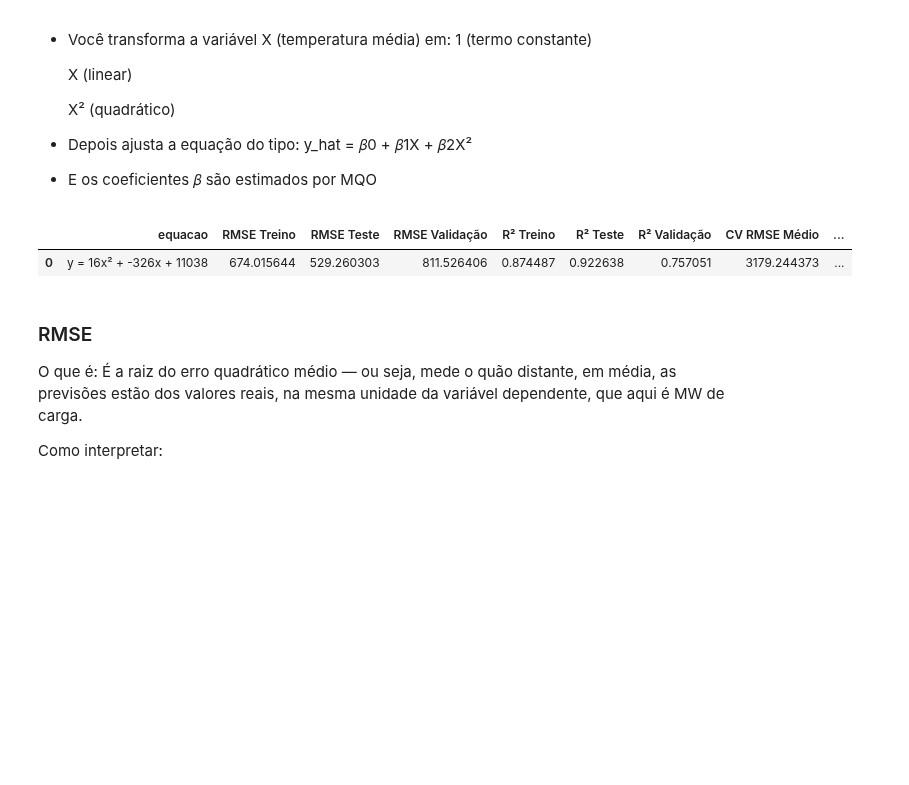
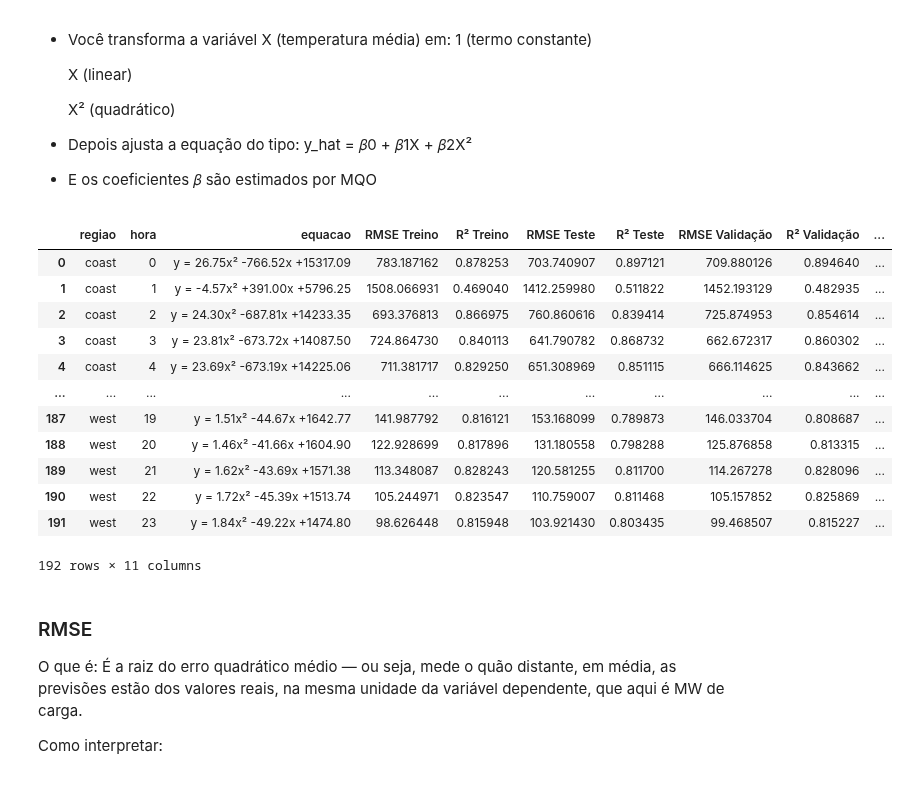
Before and after one commit to jrodrigotico/serena-tcc, a Jupyter notebook: debug_modelo.ipynb, the cells around one changed output. Cells and saved outputs as stored; diff of their text form; code cells hidden in the pictures; blank space fills up the shorter version.

```diff
--- a/debug_modelo.ipynb
+++ b/debug_modelo.ipynb
@@ -255,11 +276,22 @@ hour = 2
 
 -  E os coeficientes 𝛽 são estimados por MQO
 # %%
-tabela1 = treinamento_media_simples(df_pond_long, n_weekday , hour)
+tabela1 = treinamento_media_simples(df_pond_long)
 tabela1
 # %% [output]
-|  | equacao | RMSE Treino | RMSE Teste | RMSE Validação | R² Treino | R² Teste | R² Validação | CV RMSE Médio | ... |
-| 0 | y = 16x² + -326x + 11038 | 674.015644 | 529.260303 | 811.526406 | 0.874487 | 0.922638 | 0.757051 | 3179.244373 | ... |
+|  | regiao | hora | equacao | RMSE Treino | R² Treino | RMSE Teste | R² Teste | RMSE Validação | R² Validação | ... |
+| 0 | coast | 0 | y = 26.75x² -766.52x +15317.09 | 783.187162 | 0.878253 | 703.740907 | 0.897121 | 709.880126 | 0.894640 | ... |
+| 1 | coast | 1 | y = -4.57x² +391.00x +5796.25 | 1508.066931 | 0.469040 | 1412.259980 | 0.511822 | 1452.193129 | 0.482935 | ... |
+| 2 | coast | 2 | y = 24.30x² -687.81x +14233.35 | 693.376813 | 0.866975 | 760.860616 | 0.839414 | 725.874953 | 0.854614 | ... |
+| 3 | coast | 3 | y = 23.81x² -673.72x +14087.50 | 724.864730 | 0.840113 | 641.790782 | 0.868732 | 662.672317 | 0.860302 | ... |
+| 4 | coast | 4 | y = 23.69x² -673.19x +14225.06 | 711.381717 | 0.829250 | 651.308969 | 0.851115 | 666.114625 | 0.843662 | ... |
+| ... | ... | ... | ... | ... | ... | ... | ... | ... | ... | ... |
+| 187 | west | 19 | y = 1.51x² -44.67x +1642.77 | 141.987792 | 0.816121 | 153.168099 | 0.789873 | 146.033704 | 0.808687 | ... |
+| 188 | west | 20 | y = 1.46x² -41.66x +1604.90 | 122.928699 | 0.817896 | 131.180558 | 0.798288 | 125.876858 | 0.813315 | ... |
+| 189 | west | 21 | y = 1.62x² -43.69x +1571.38 | 113.348087 | 0.828243 | 120.581255 | 0.811700 | 114.267278 | 0.828096 | ... |
+| 190 | west | 22 | y = 1.72x² -45.39x +1513.74 | 105.244971 | 0.823547 | 110.759007 | 0.811468 | 105.157852 | 0.825869 | ... |
+| 191 | west | 23 | y = 1.84x² -49.22x +1474.80 | 98.626448 | 0.815948 | 103.921430 | 0.803435 | 99.468507 | 0.815227 | ... |
+192 rows × 11 columns
 # %% [markdown]
 ### RMSE
 O que é:
```
Also changed, not shown: parts of 15 cells of this notebook, 1 other file.
